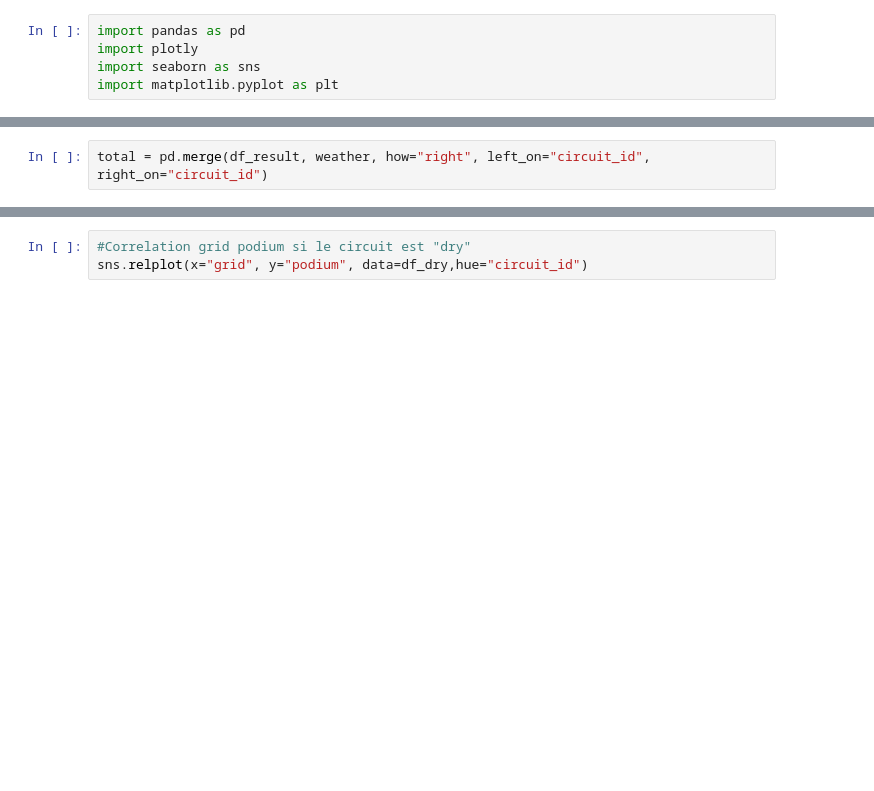
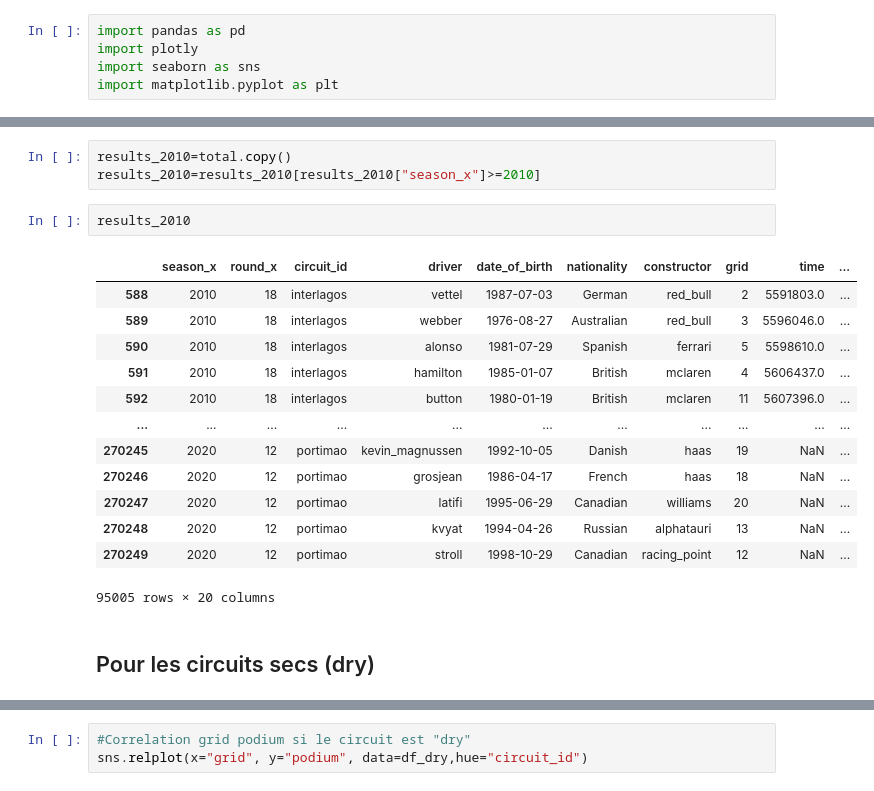
Before and after one commit to IdrissKad/formula1, a Jupyter notebook: weather_analyse.ipynb, the cells around one changed output, grey strips where cells are left out. Saved outputs shown, nothing was run; the diff lists cells and outputs as text; blank space fills up the shorter version.

```diff
--- a/weather_analyse.ipynb
+++ b/weather_analyse.ipynb
@@ -40,2 +14,21 @@ weather
-# %%
-total = pd.merge(df_result, weather, how="right", left_on="circuit_id", right_on="circuit_id")
+# %%
+results_2010=total.copy()
+results_2010=results_2010[results_2010["season_x"]>=2010]
+# %%
+results_2010
+# %% [output]
+|  | season_x | round_x | circuit_id | driver | date_of_birth | nationality | constructor | grid | time | ... |
+| 588 | 2010 | 18 | interlagos | vettel | 1987-07-03 | German | red_bull | 2 | 5591803.0 | ... |
+| 589 | 2010 | 18 | interlagos | webber | 1976-08-27 | Australian | red_bull | 3 | 5596046.0 | ... |
+| 590 | 2010 | 18 | interlagos | alonso | 1981-07-29 | Spanish | ferrari | 5 | 5598610.0 | ... |
+| 591 | 2010 | 18 | interlagos | hamilton | 1985-01-07 | British | mclaren | 4 | 5606437.0 | ... |
+| 592 | 2010 | 18 | interlagos | button | 1980-01-19 | British | mclaren | 11 | 5607396.0 | ... |
+| ... | ... | ... | ... | ... | ... | ... | ... | ... | ... | ... |
+| 270245 | 2020 | 12 | portimao | kevin_magnussen | 1992-10-05 | Danish | haas | 19 | NaN | ... |
+| 270246 | 2020 | 12 | portimao | grosjean | 1986-04-17 | French | haas | 18 | NaN | ... |
+| 270247 | 2020 | 12 | portimao | latifi | 1995-06-29 | Canadian | williams | 20 | NaN | ... |
+| 270248 | 2020 | 12 | portimao | kvyat | 1994-04-26 | Russian | alphatauri | 13 | NaN | ... |
+| 270249 | 2020 | 12 | portimao | stroll | 1998-10-29 | Canadian | racing_point | 12 | NaN | ... |
+95005 rows × 20 columns
+# %% [markdown]
+## Pour les circuits secs (dry)
```
Also changed, not shown: parts of 11 cells of this notebook, 2 other files.
